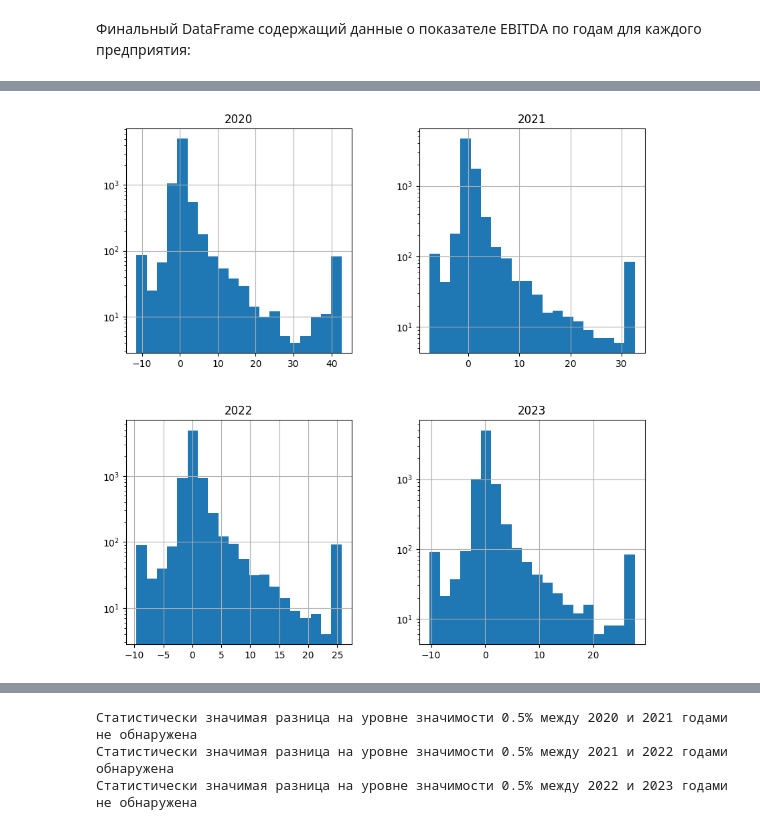
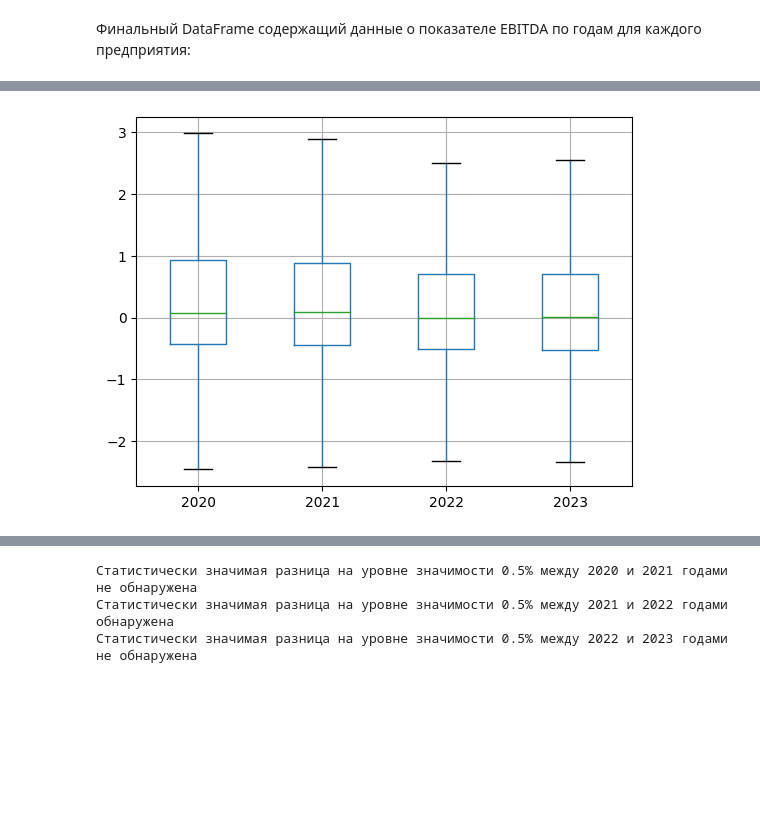
Before and after one commit to aleks-haksly/Postypashka, a Jupyter notebook: DA/02 HW_lab/HW_2.ipynb, the cells around one changed output, grey strips where cells are left out. Cells and saved outputs as stored; diff of their text form; code cells hidden in the pictures; blank space fills up the shorter version.

```diff
--- a/DA/02 HW_lab/HW_2.ipynb
+++ b/DA/02 HW_lab/HW_2.ipynb
@@ -256,8 +278,8 @@ def replace_extreme_quantiles(col):
 # %%
-data[['2019',	'2020',	'2021',	'2022',	'2023']].dropna(subset=['2021',	'2022',	'2023'])\
+data[['2019',	'2020',	'2021',	'2022',	'2023']].dropna()\
                                               .pct_change(axis=1)\
                                               .replace([np.inf, -np.inf], np.nan)[['2020', '2021',	'2022',	'2023']]\
                                               .apply(replace_extreme_quantiles, axis=0)\
-                                              .hist(bins=20, figsize=(10, 10), log=True);
+                                              .boxplot(showfliers=False);
 # %% [output]
-[figure, old version]
+[figure, new version]
```
Also changed, not shown: parts of 8 cells of this notebook.
